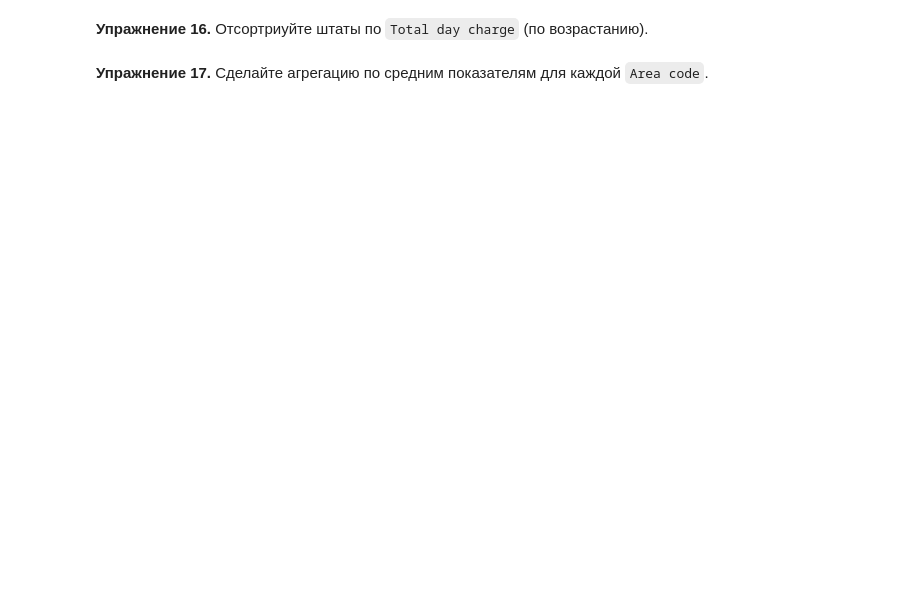
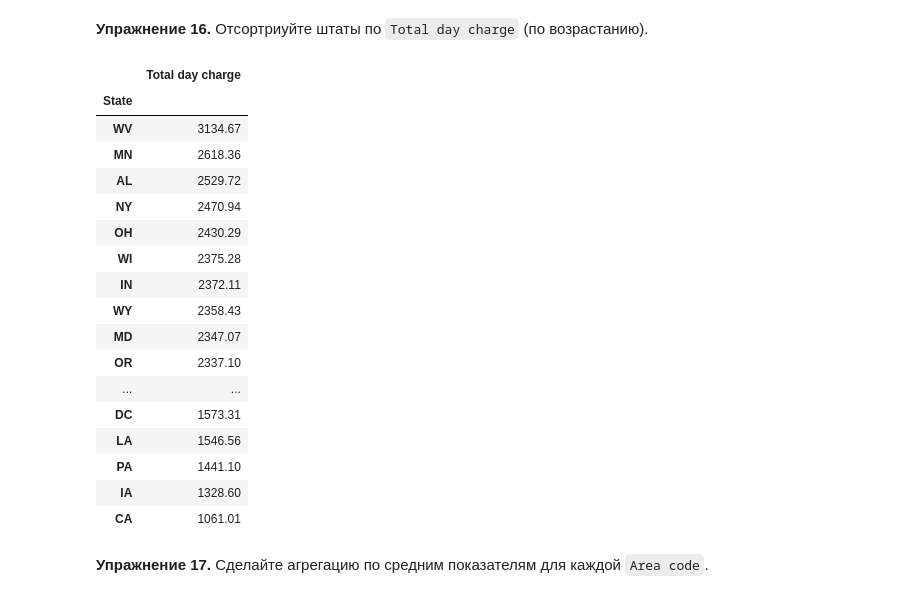
Before and after one commit to furs-aka-beast/mipt_inf, a Jupyter notebook: lpr6.ipynb, the cells around one changed output. Cells and saved outputs as stored; diff of their text form; code cells hidden in the pictures; blank space fills up the shorter version.

```diff
--- a/lpr6.ipynb
+++ b/lpr6.ipynb
@@ -1052,4 +1091,25 @@ f_m[""]
 # %% [markdown]
 **Упражнение 16.** Отсортриуйте штаты по `Total day charge` (по возрастанию).
+# %%
+f_m.loc[:, ["State","Total day charge"]].groupby("State").sum().sort_values(by="Total day charge", ascending = False)
+# %% [output]
+|  | Total day charge |
+| State |  |
+| WV | 3134.67 |
+| MN | 2618.36 |
+| AL | 2529.72 |
+| NY | 2470.94 |
+| OH | 2430.29 |
+| WI | 2375.28 |
+| IN | 2372.11 |
+| WY | 2358.43 |
+| MD | 2347.07 |
+| OR | 2337.10 |
+| ... | ... |
+| DC | 1573.31 |
+| LA | 1546.56 |
+| PA | 1441.10 |
+| IA | 1328.60 |
+| CA | 1061.01 |
 # %% [markdown]
 **Упражнение 17.** Сделайте агрегацию по средним показателям для каждой `Area code`.
```
Also changed, not shown: parts of 13 cells of this notebook.
